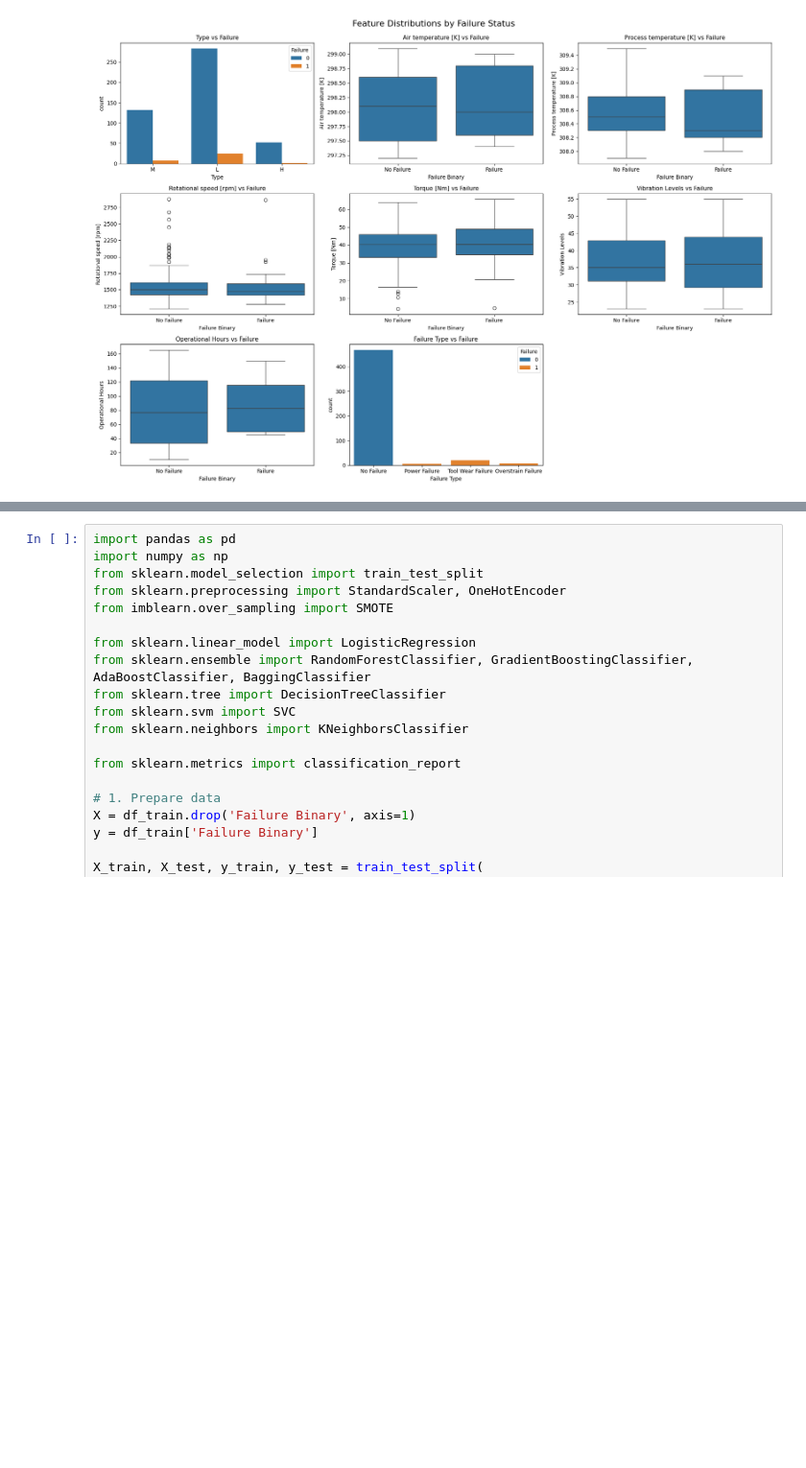
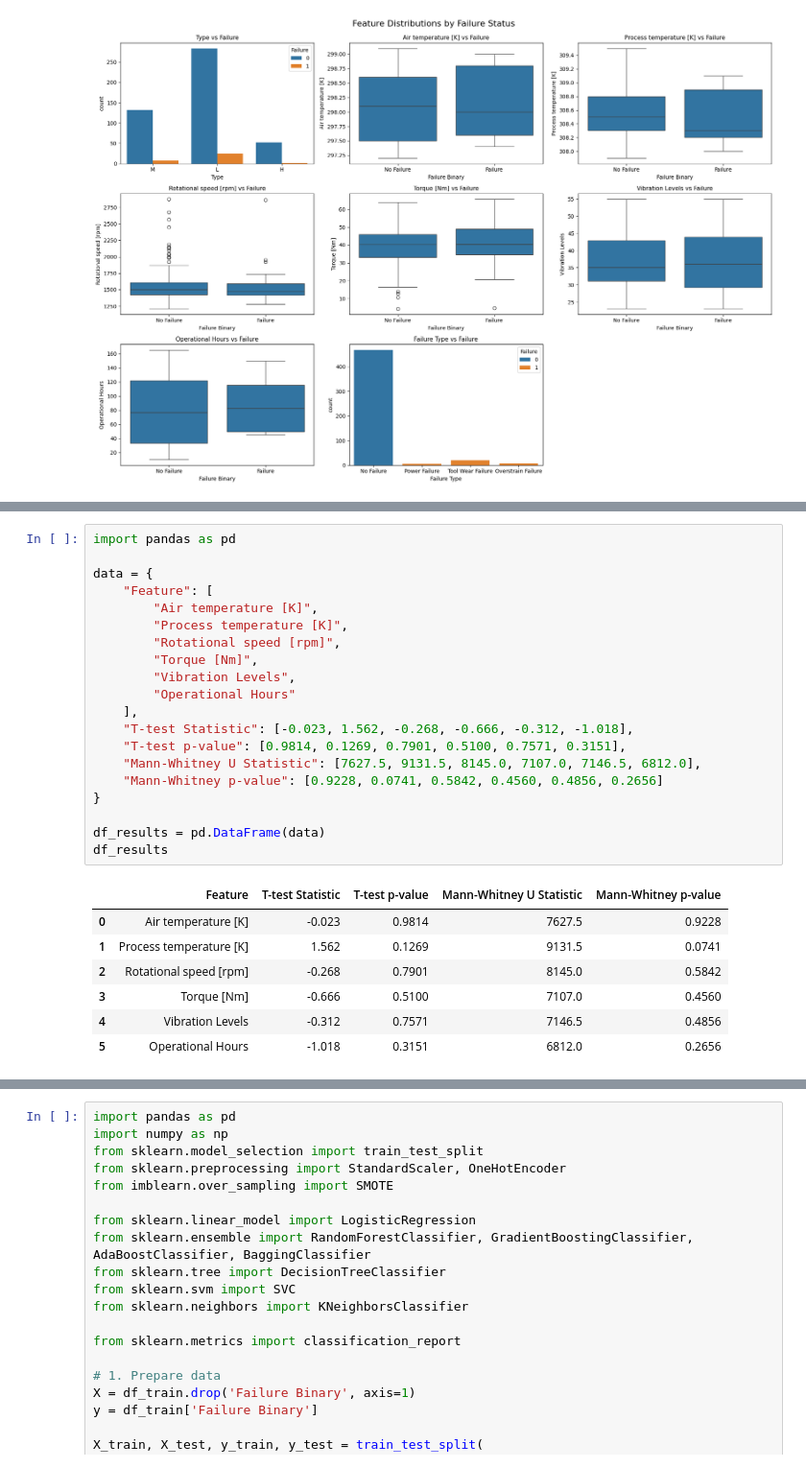
Before and after one commit to 4CDA/predictive_maintenance_decisiontrees, a Jupyter notebook: demo copy.ipynb, the cells around one changed output, grey strips where cells are left out. Shown: that part at 96% size. Saved outputs shown, nothing was run; the diff lists cells and outputs as text; blank space fills up the shorter version.

```diff
--- a/demo copy.ipynb
+++ b/demo copy.ipynb
@@ -191,0 +238,28 @@ plt.show()
+# %%
+import pandas as pd
+
+data = {
+    "Feature": [
+        "Air temperature [K]",
+        "Process temperature [K]",
+        "Rotational speed [rpm]",
+        "Torque [Nm]",
+        "Vibration Levels",
+        "Operational Hours"
+    ],
+    "T-test Statistic": [-0.023, 1.562, -0.268, -0.666, -0.312, -1.018],
+    "T-test p-value": [0.9814, 0.1269, 0.7901, 0.5100, 0.7571, 0.3151],
+    "Mann-Whitney U Statistic": [7627.5, 9131.5, 8145.0, 7107.0, 7146.5, 6812.0],
+    "Mann-Whitney p-value": [0.9228, 0.0741, 0.5842, 0.4560, 0.4856, 0.2656]
+}
+
+df_results = pd.DataFrame(data)
+df_results
+# %% [output]
+|  | Feature | T-test Statistic | T-test p-value | Mann-Whitney U Statistic | Mann-Whitney p-value |
+| 0 | Air temperature [K] | -0.023 | 0.9814 | 7627.5 | 0.9228 |
+| 1 | Process temperature [K] | 1.562 | 0.1269 | 9131.5 | 0.0741 |
+| 2 | Rotational speed [rpm] | -0.268 | 0.7901 | 8145.0 | 0.5842 |
+| 3 | Torque [Nm] | -0.666 | 0.5100 | 7107.0 | 0.4560 |
+| 4 | Vibration Levels | -0.312 | 0.7571 | 7146.5 | 0.4856 |
+| 5 | Operational Hours | -1.018 | 0.3151 | 6812.0 | 0.2656 |
```
Also changed, not shown: parts of 10 cells of this notebook, 7 other files.
